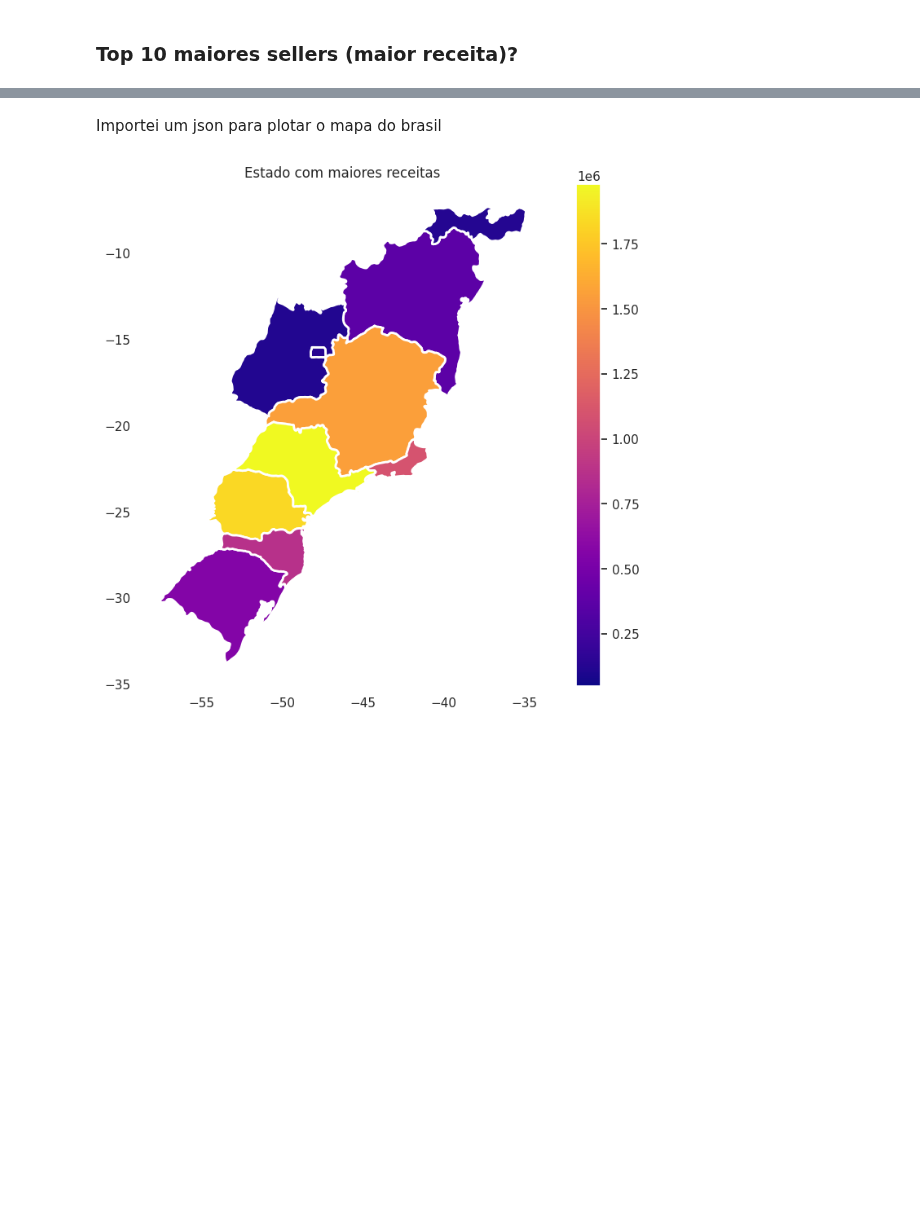
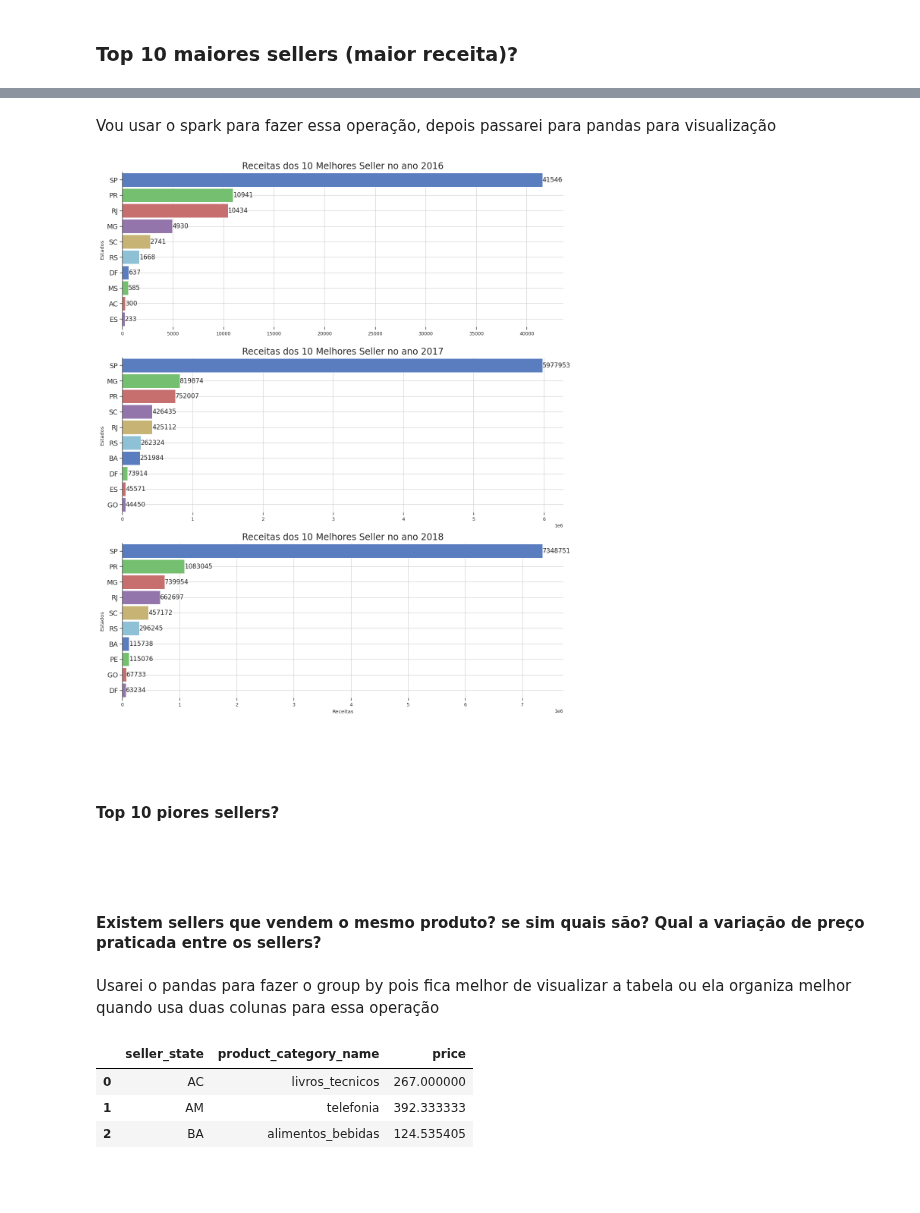
Before and after one commit to kaladabrio2020/Compass.Uol.DataScience, a Jupyter notebook: Sprint 01/ProjetoSprint01/ProjetoSprint01.ipynb, the cells around one changed output, grey strips where cells are left out. Drawn from its saved outputs; the diff is of its cells as text; code cells hidden in the pictures; blank space fills up the shorter version.

```diff
--- a/Sprint 01/ProjetoSprint01/ProjetoSprint01.ipynb
+++ b/Sprint 01/ProjetoSprint01/ProjetoSprint01.ipynb
@@ -275,2 +260,0 @@ data
-# %% [markdown]
-Importei um json para plotar o mapa do brasil
@@ -280,13 +261,48 @@ geoMerge = pd.merge(right=data , right_on='seller',left=geo, left_on='UF',how='i
-# %%
-sea.set_theme('notebook')
-fig, ax = plt.subplots(1, 1, figsize=(10, 8))
-fig.subplots_adjust(hspace=0.9)
-geoMerge.plot(ax=ax,column='receita',cmap=sea.color_palette('plasma', as_cmap=True),legend=True,linewidth=2,vmin=50000,vmax=1980000)
-ax.set_facecolor('white')
-plt.title('Estado com maiores receitas')
-plt.grid(False)
-plt.show()
-# %% [output]
-[figure, removed]
+# %% [markdown]
+Vou usar o spark para fazer essa operação, depois passarei para pandas para visualização
+# %%
+dataSpark = dataSql.groupby(
+    [f.col('seller_state') ,f.year( f.col('order_approved_at') ).alias('ano')] )\
+    .agg(
+        f.round(f.sum(f.col('payment_value'))).alias('receita') )\
+    .orderBy(
+        f.col('receita').desc() )
+dataPd = dataSpark.toPandas()
+# %%
+sea.set_theme('paper',style='ticks')
+fig, ax = plt.subplots(ncols=1,nrows=3, figsize=(15,18))
+fig.subplots_adjust(hspace=0.2)
+
+for ano,axis in zip(range(2016, 2019),ax.flatten()):
+    selecti = dataPd.loc[ dataPd['ano'] == ano ].iloc[0:10,:]
+
+    bar = sea.barplot(
+        data=selecti, x='receita', y='seller_state', hue='seller_state',ax=axis,
+        palette=sea.color_palette('muted6',n_colors=10) , width=0.9
+     )
+    axis.set_title(f'Receitas dos 10 Melhores Seller no ano {ano}',fontsize=17)
+    axis.set_ylabel('Estados')
+    axis.set_xlabel('')
+    axis.tick_params('y', labelsize=13)
+    axis.spines[['right','top','bottom']].set_visible(False)
+    axis.grid(True)
+
+    for p in bar.patches:
+        if p.get_width() != 0:
+            bar.annotate(("%.0f" % p.get_width()),  xy = (p.get_width(), p.get_y()+p.get_height()/2),
+            xytext = (0, 0), textcoords= 'offset points', ha = 'left', va = "center" ,size=12)
+
+axis.set_xlabel('Receitas',)
+plt.show()
+# %% [output]
+[figure, added]
 # %% [markdown]
-###
+&nbsp;
+# %% [markdown]
+#### Top 10 piores sellers?
+# %% [markdown]
+&nbsp;
+# %% [markdown]
+#### Existem sellers que vendem o mesmo produto? se sim quais são? Qual a variação de preço praticada entre os sellers?
+# %% [markdown]
+Usarei o pandas para fazer o group by pois fica melhor de visualizar a tabela ou ela organiza melhor quando usa duas colunas para essa operação
@@ -292,0 +318,9 @@ plt.show()
+# %%
+resultado = data.groupby(by=['seller_state', 'product_category_name'])['price'].mean().reset_index()
+resultado.dropna(inplace=True)
+resultado.head(3)
+# %% [output]
+|  | seller_state | product_category_name | price |
+| 0 | AC | livros_tecnicos | 267.000000 |
+| 1 | AM | telefonia | 392.333333 |
+| 2 | BA | alimentos_bebidas | 124.535405 |
@@ -292,0 +339,2 @@ plt.show()
+# %% [markdown]
+&nbsp;
```
Also changed, not shown: parts of 14 cells of this notebook, 1 other file.
